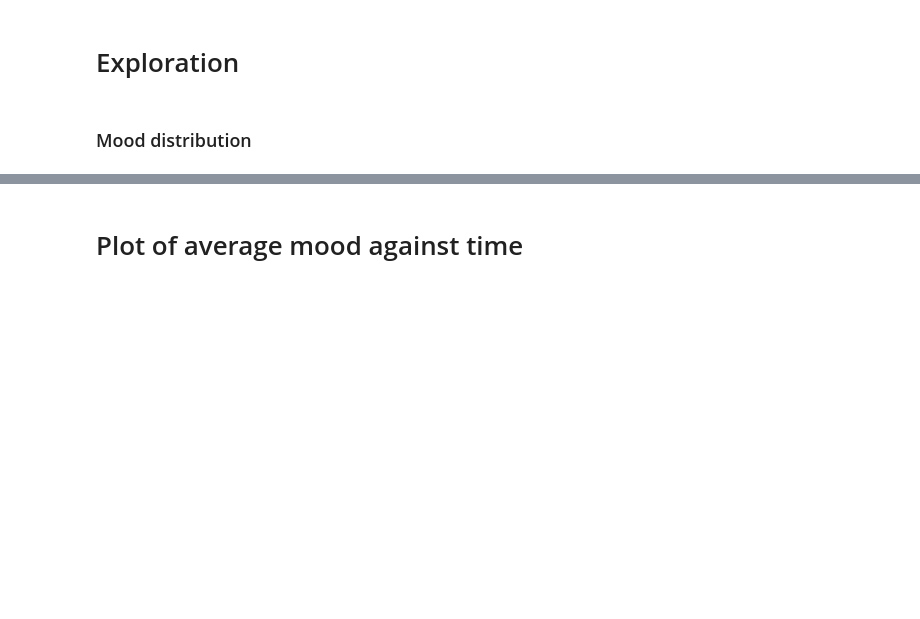
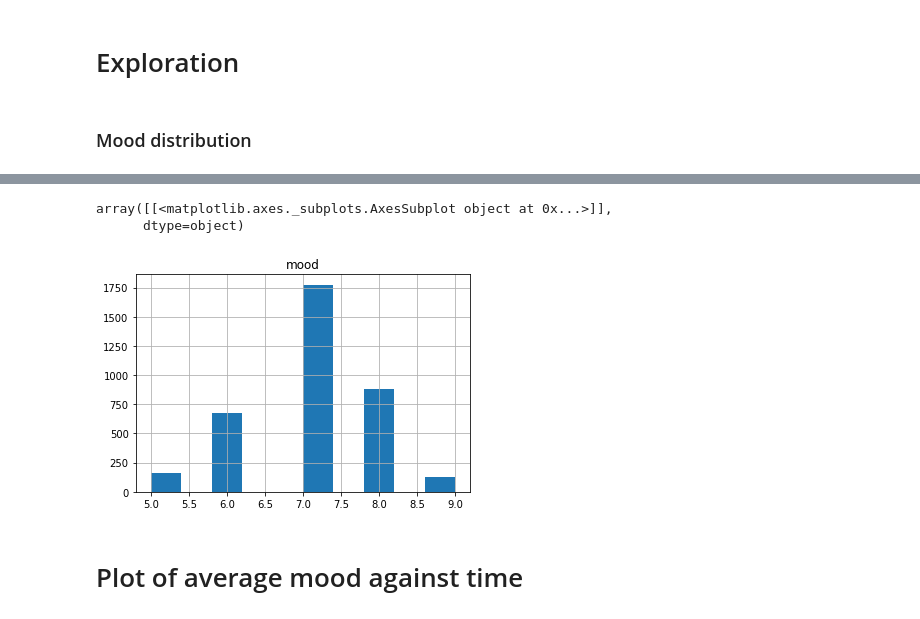
Before and after one commit to jelrae/dataMineAss1, a Jupyter notebook: DMT1_latest_paste_here.ipynb, the cells around one changed output, grey strips where cells are left out. Saved outputs shown, nothing was run; the diff lists cells and outputs as text; code cells hidden in the pictures; blank space fills up the shorter version.

```diff
--- a/DMT1_latest_paste_here.ipynb
+++ b/DMT1_latest_paste_here.ipynb
@@ -604,3 +601,9 @@ data2.hist('mood')
+# %%
+df.hist('mood')
+# %% [output]
+array([[<matplotlib.axes._subplots.AxesSubplot object at 0x...>]],
+      dtype=object)
+[figure, added]
 # %% [markdown]
 # Plot of average mood against time
 # %%
```
Also changed, not shown: parts of 76 cells of this notebook.
